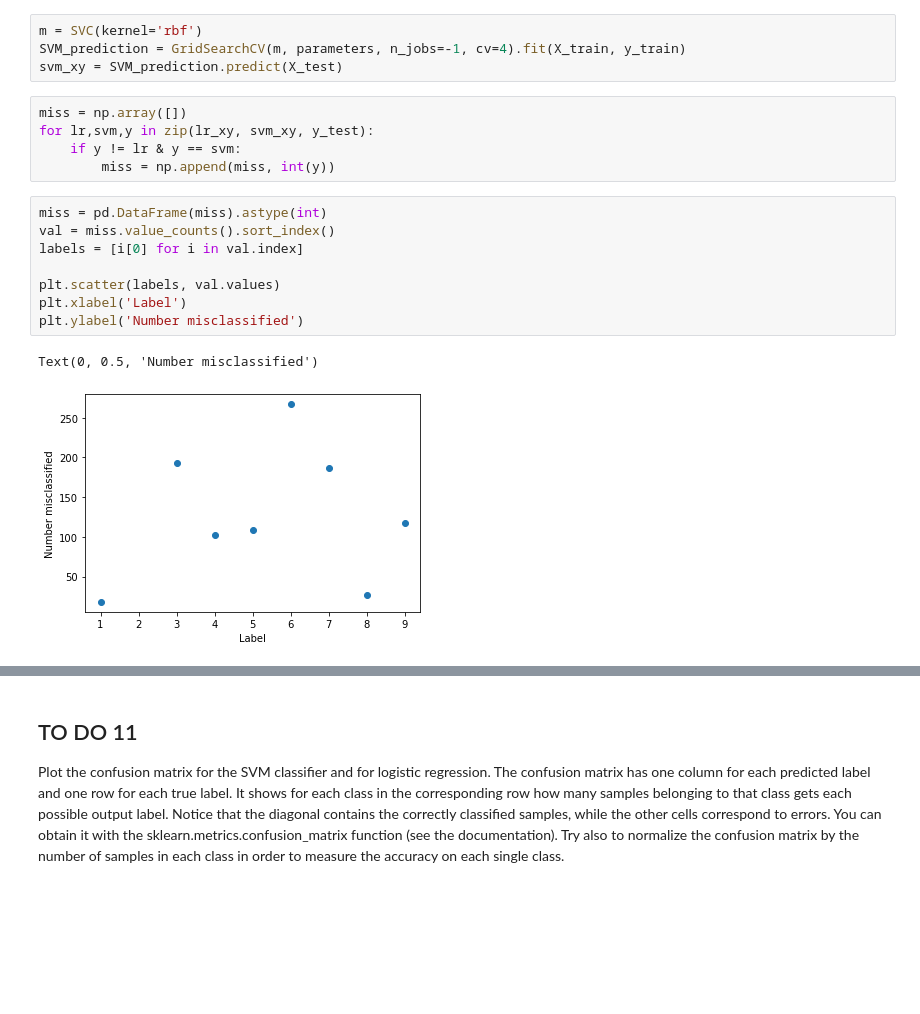
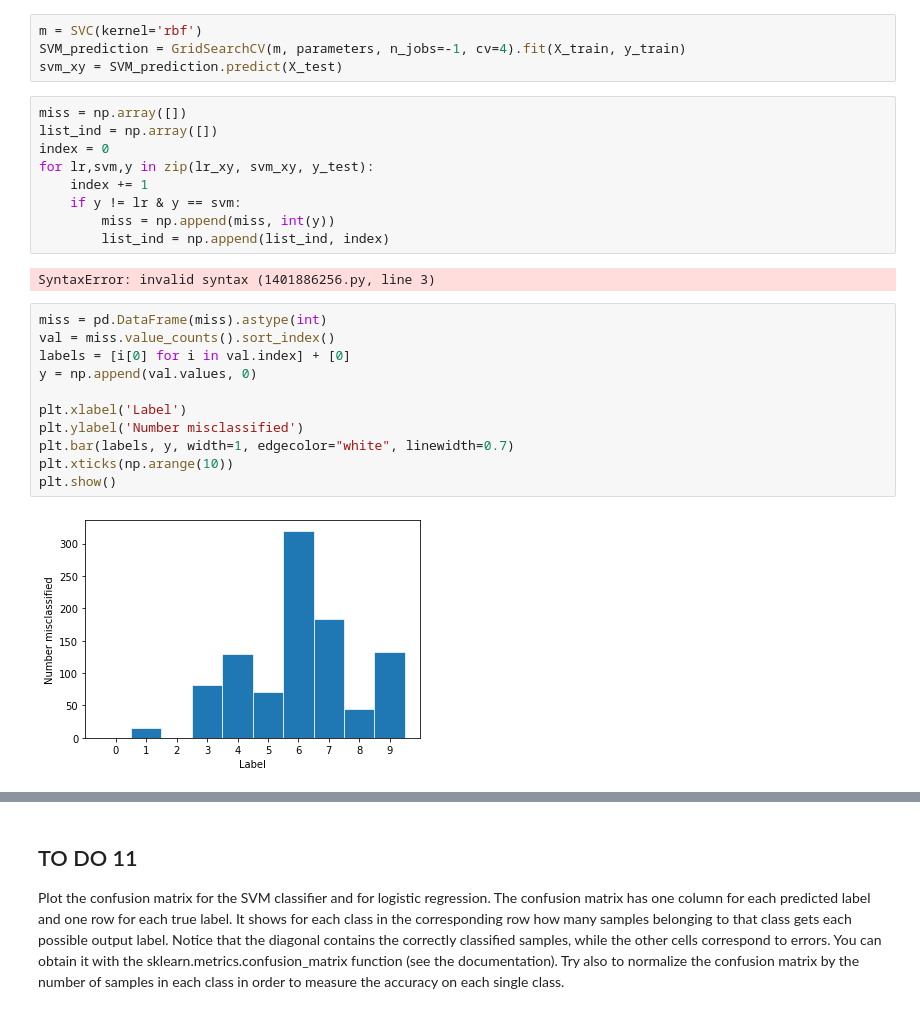
Before and after one commit to maxhoeth/LaboratoryOfComputationalPhysics_Y4, a Jupyter notebook: Lab2/Max_hoeth_lab2.ipynb, the cells around one changed output, grey strips where cells are left out. Cells and saved outputs as stored; diff of their text form; blank space fills up the shorter version.

```diff
--- a/Lab2/Max_hoeth_lab2.ipynb
+++ b/Lab2/Max_hoeth_lab2.ipynb
@@ -478,17 +485,25 @@ SVM_prediction = GridSearchCV(m, parameters, n_jobs=-1, cv=4).fit(X_train, y_tra
 svm_xy = SVM_prediction.predict(X_test)
 # %%
 miss = np.array([])
+list_ind = np.array([])
+index = 0
 for lr,svm,y in zip(lr_xy, svm_xy, y_test):
+    index += 1
     if y != lr & y == svm:
         miss = np.append(miss, int(y))
+        list_ind = np.append(list_ind, index)
+# %% [output]
+SyntaxError: invalid syntax (1401886256.py, line 3)
 # %%
 miss = pd.DataFrame(miss).astype(int)
 val = miss.value_counts().sort_index()
-labels = [i[0] for i in val.index]
+labels = [i[0] for i in val.index] + [0]
+y = np.append(val.values, 0)
 
-plt.scatter(labels, val.values)
 plt.xlabel('Label')
 plt.ylabel('Number misclassified')
+plt.bar(labels, y, width=1, edgecolor="white", linewidth=0.7)
+plt.xticks(np.arange(10))
+plt.show()
 # %% [output]
-Text(0, 0.5, 'Number misclassified')
-[figure, old version]
+[figure, new version]
```
Also changed, not shown: parts of 21 cells of this notebook.
